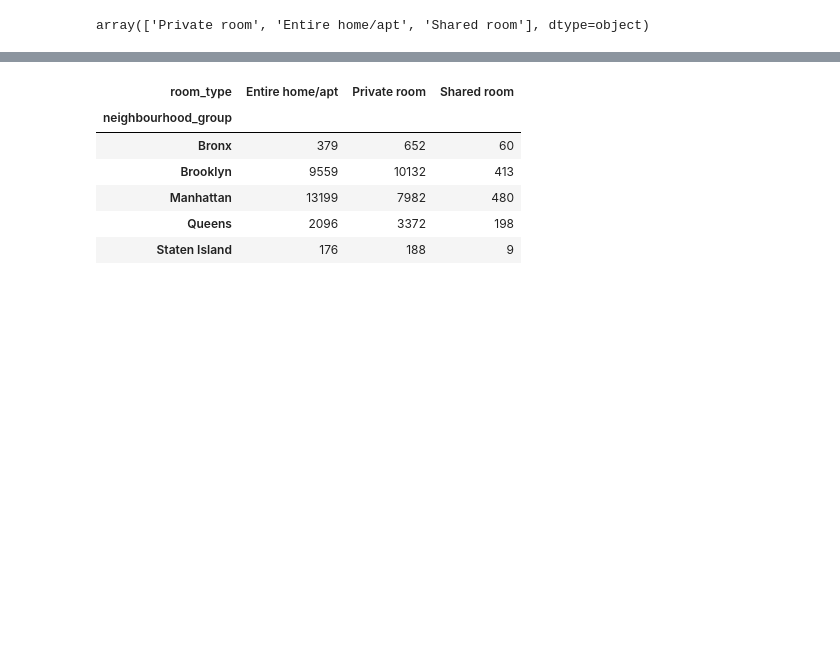
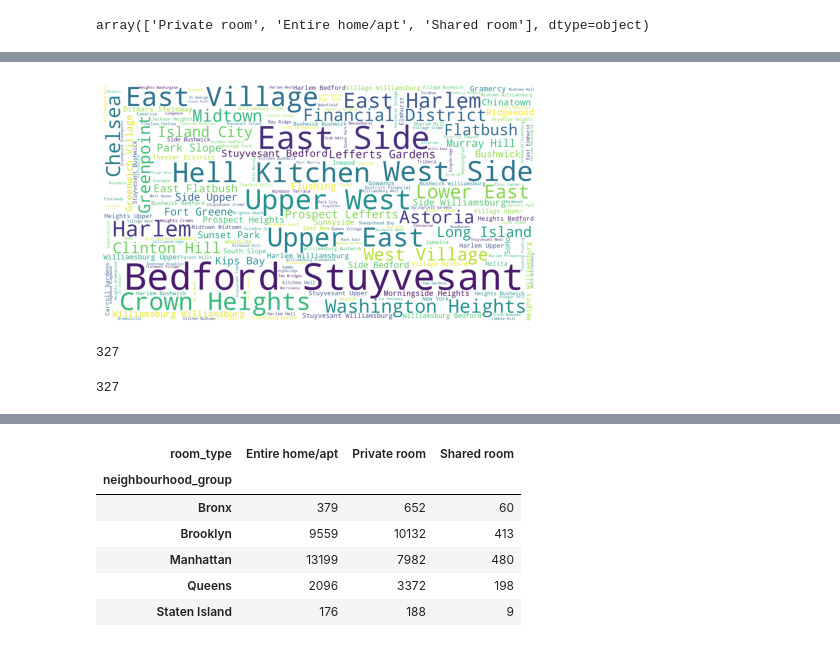
Before and after one commit to junaiskv94/Airbnb_bookin_Analysis, a Jupyter notebook: Copy_of_Airbnb_Bookings_Analysis_Capstone_Project.ipynb, the cells around one changed output, grey strips where cells are left out. Drawn from its saved outputs; the diff is of its cells as text; code cells hidden in the pictures; blank space fills up the shorter version.

```diff
--- a/Copy_of_Airbnb_Bookings_Analysis_Capstone_Project.ipynb
+++ b/Copy_of_Airbnb_Bookings_Analysis_Capstone_Project.ipynb
@@ -192,0 +251,16 @@ array(['Private room', 'Entire home/apt', 'Shared room'], dtype=object)
+# %%
+# Displaying the main neighbourhoods
+from wordcloud import WordCloud
+words=" ".join(df.neighbourhood)  # joining the words in neighbour hood
+wordcloud = WordCloud(
+                          background_color='white',
+                          width=2200,
+                          height=1200
+                         ).generate(words)
+plt.imshow(wordcloud)
+plt.axis('off')
+plt.savefig('neighbourhood.png')
+plt.tight_layout(pad = 0)
+plt.show()
+# %% [output]
+[figure, added]
@@ -192,0 +270,10 @@ array(['Private room', 'Entire home/apt', 'Shared room'], dtype=object)
+# %%
+# Host with max listing
+major_host.max()
+# %% [output]
+327
+# %%
+# cross verifying above result with given countlisting data
+df.calculated_host_listings_count.max()
+# %% [output]
+327
```
Also changed, not shown: parts of 14 cells of this notebook.
